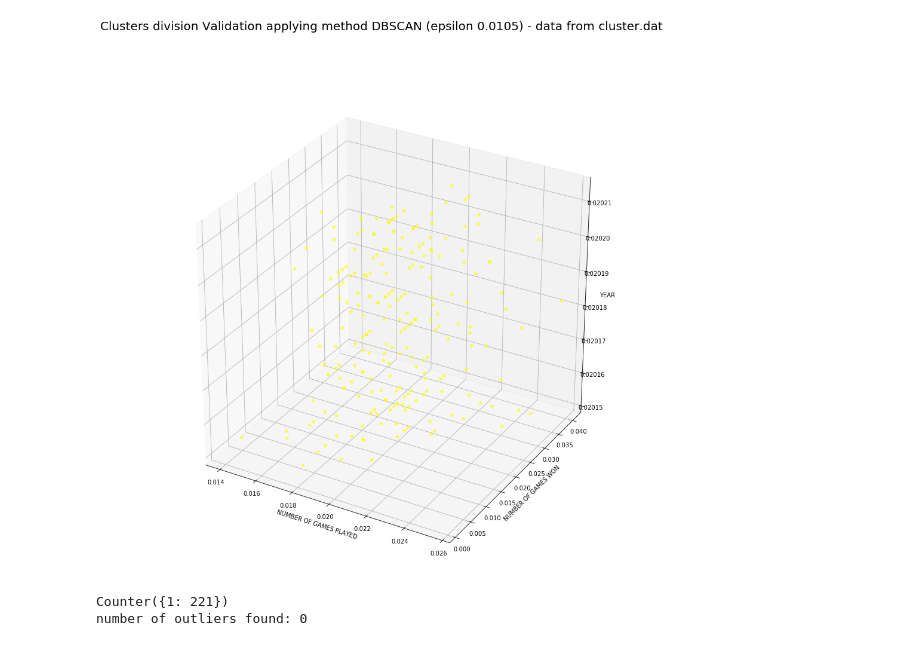
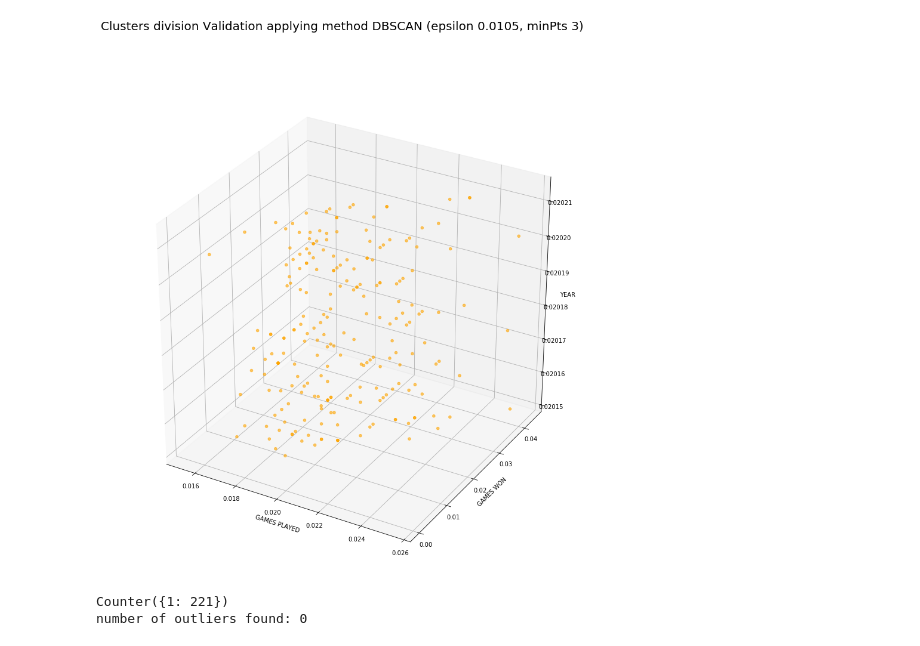
Before and after one commit to ianloron00/MachineLearning, a Jupyter notebook: P1/DBSCAN.ipynb, the cells around one changed output. Cells and saved outputs as stored; diff of their text form; code cells hidden in the pictures.

```diff
--- a/P1/DBSCAN.ipynb
+++ b/P1/DBSCAN.ipynb
@@ -78,14 +81,31 @@ def DBSCAN(data, epsilon, minP):
       core_points = ExpandClusters(data, point_label, p, neighbor_points, C, epsilon, minP, core_points)
 
   return point_label, core_points, C
+# %%
+#Function to plot final result
+def plotRes2d(train, point_labels, main_title):
+  dicColors = {0:'black', 1:'yellow', 2:'purple', 3:'red', 4:'blue', 5:'green',
+              6:'orange', 7:'violet', 8:'brown'}
+  label_color = [dicColors[c%9] for c in point_labels]
+  x_label = 'x axis'
+  y_label = 'y axis'
+  title = main_title
+  plt.figure(figsize=(15,15))
+  plt.scatter(train.iloc[:,0],train.iloc[:,1],c=label_color,alpha=0.7)
+  plt.suptitle(title, fontsize=20)
+  plt.suptitle(title, fontsize=20)
+  plt.suptitle(title, fontsize=20)
+  plt.savefig(title + '.png')
+  plt.show()
 # %%
+# IAN LORON
 #Function to plot final result
-def plotRes(train, point_labels, main_title):
-  dicColors = {0:'black', 1:'yellow', 2:'purple', 3:'red', 4:'blue', 5:'green',
-              6:'orange', 7:'violet', 8:'brown', 9:'cyan', 10:'magenta'}
+def plotRes3d(train, point_labels, main_title):
+  dicColors = {0:'black', 1:'orange', 2:'purple', 3:'red', 4:'blue', 5:'green',
+              6:'yellow', 7:'violet', 8:'brown', 9:'cyan', 10:'magenta'}
   label_color = [dicColors[c%11] for c in point_labels]
-  x_label = 'NUMBER OF GAMES PLAYED'
-  y_label = 'NUMBER OF GAMES WON'
+  x_label = 'GAMES PLAYED'
+  y_label = 'GAMES WON'
   z_label = 'YEAR'
   title = main_title
 
@@ -101,11 +121,15 @@ def plotRes(train, point_labels, main_title):
   ax.set_zlabel(z_label)
 
   plt.suptitle(title, fontsize=20)
-  plt.savefig(title + '.png')
+  # plt.savefig(title + '.png')
   plt.show()
 # %%
-def callPlot(train_data,pointlabel, main_title):
-  plotRes(train_data, pointlabel, main_title)
+# IAN LORON
+def callPlot(train_data,pointlabel, main_title, dim):
+  if dim == 2:
+      plotRes2d(train_data, pointlabel, main_title)
+  else:
+      plotRes3d(train_data, pointlabel, main_title)
   plt.show()
   counter=collections.Counter(pointlabel)
   print(counter)
@@ -237,3 +423,6 @@ point_labels, core_points, n_clusters = DBSCAN(norm_train_np,eps,minpts)
 # %%
+# IAN LORON
+eps = 0.0105
+minpts = 3
 point_labels_train, core_points_train, n_clusters_train = DBSCAN(norm_training_np, eps, minpts)
 # %%
@@ -252,7 +445,9 @@ point_labels_valid = predict(validation, training, clusters_train, point_labels_
 # %%
+# IAN LORON
 callPlot(validation, point_labels_valid,
-     'Clusters division Validation applying method DBSCAN (epsilon ' +str(eps)+ ') - data from cluster.dat')
+         'Clusters division Validation applying method DBSCAN (epsilon ' +str(eps)+ ', minPts '+  str(minpts) +')',
+        3)
 # %% [output]
-[figure, old version]
+[figure, new version]
 Counter({1: 221})
 number of outliers found: 0
```
Also changed, not shown: parts of 47 cells of this notebook.
